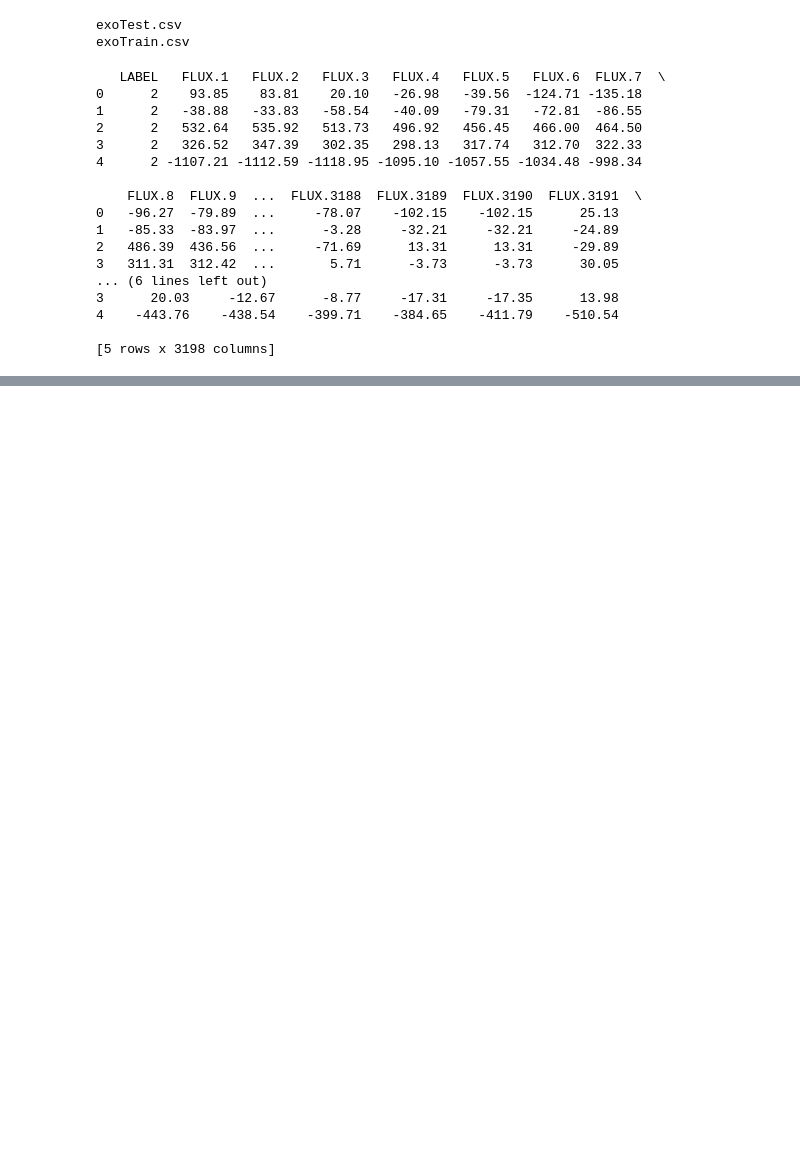
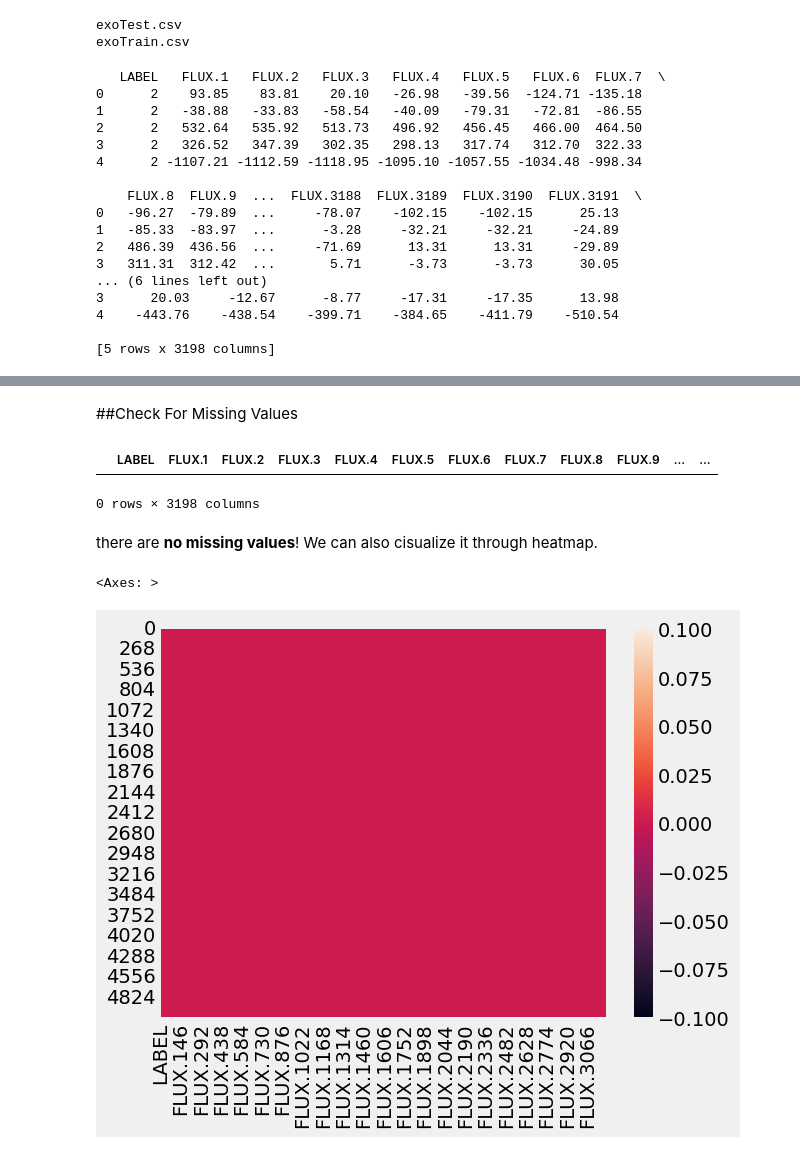
Before and after one commit to mahursh/Exoplanets_Hunting_with_ML, a Jupyter notebook: Exoplanets_.ipynb, the cells around one changed output, grey strips where cells are left out. Cells and saved outputs as stored; diff of their text form; code cells hidden in the pictures; blank space fills up the shorter version.

```diff
--- a/Exoplanets_.ipynb
+++ b/Exoplanets_.ipynb
@@ -56,8 +55,10 @@ for root, dirs, files in os.walk(path):
 import os
 
 dataset_path = "/root/.cache/kagglehub/datasets/keplersmachines/kepler-labelled-time-series-data/versions/3"
+dataset_path2 = "/kaggle/input/kepler-labelled-time-series-data"
 
-for file in os.listdir(dataset_path):
+
+for file in os.listdir(dataset_path2):
     print(file)
 # %% [output]
 exoTest.csv
@@ -65,7 +66,7 @@ exoTrain.csv
 # %%
 import pandas as pd
 
-train_path = os.path.join(dataset_path, "exoTrain.csv")
+train_path = os.path.join(dataset_path2, "exoTrain.csv")
 train_df = pd.read_csv(train_path)
 
 print(train_df.head())
@@ -91,0 +104,15 @@ print(train_df.head())
+# %% [markdown]
+##Check For Missing Values
+# %%
+# Display the rows with null calues in df
+train_df[train_df.isnull().any(axis = 1)]
+# %% [output]
+|  | LABEL | FLUX.1 | FLUX.2 | FLUX.3 | FLUX.4 | FLUX.5 | FLUX.6 | FLUX.7 | FLUX.8 | FLUX.9 | ... | ... |
+0 rows × 3198 columns
+# %% [markdown]
+there are **no missing values**! We can also cisualize it through heatmap.
+# %%
+sns.heatmap(train_df.isnull())
+# %% [output]
+<Axes: >
+[figure, added]
```
Also changed, not shown: parts of 5 cells of this notebook.
